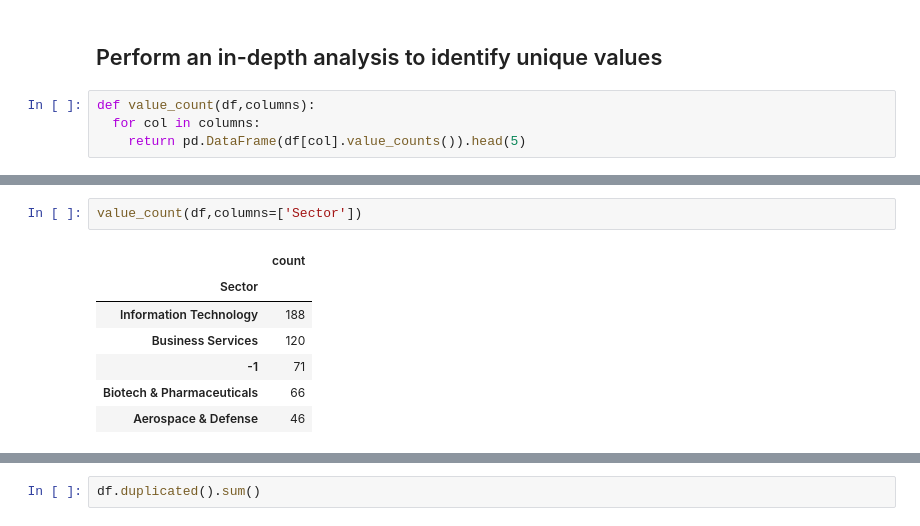
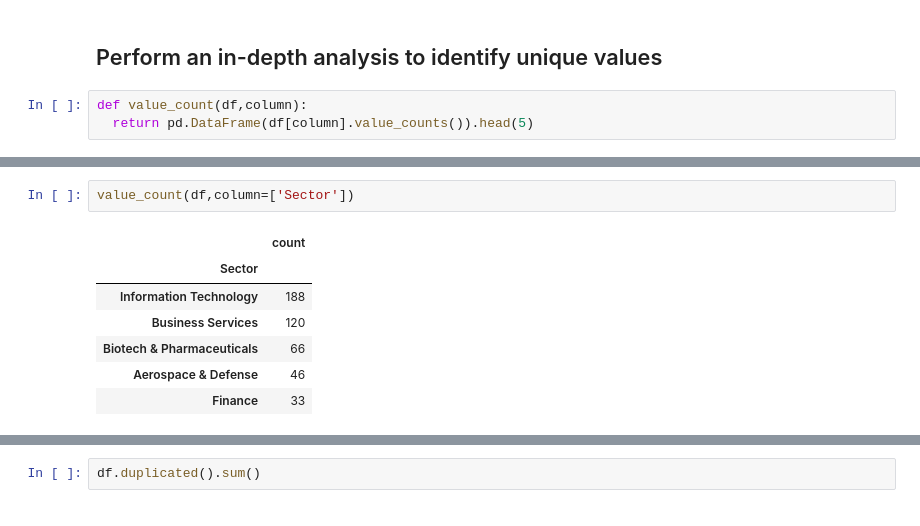
Before and after one commit to ShohrehShahsavari/Data-Analysis-And-Machine-Learning-Projects, a Jupyter notebook: 2. Employment and Workforce/Data Science Jobs/DS_jobs.ipynb, the cells around one changed output, grey strips where cells are left out. Cells and saved outputs as stored; diff of their text form.

```diff
--- a/2. Employment and Workforce/Data Science Jobs/DS_jobs.ipynb
+++ b/2. Employment and Workforce/Data Science Jobs/DS_jobs.ipynb
@@ -120,7 +121,6 @@ pd.DataFrame(df.nunique(), columns=["Number of Unique values"])
 # %% [markdown]
 ## Perform an in-depth analysis to identify unique values
 # %%
-def value_count(df,columns):
-  for col in columns:
-    return pd.DataFrame(df[col].value_counts()).head(5)
+def value_count(df,column):
+  return pd.DataFrame(df[column].value_counts()).head(5)
 # %%
@@ -224,13 +224,13 @@ value_count(df,columns=['Industry'])
 | Computer Hardware & Software | 57 |
 | Aerospace & Defense | 46 |
 # %%
-value_count(df,columns=['Sector'])
+value_count(df,column=['Sector'])
 # %% [output]
 |  | count |
 | Sector |  |
 | Information Technology | 188 |
 | Business Services | 120 |
-| -1 | 71 |
 | Biotech & Pharmaceuticals | 66 |
 | Aerospace & Defense | 46 |
+| Finance | 33 |
 # %%
```
Also changed, not shown: parts of 19 cells of this notebook.
